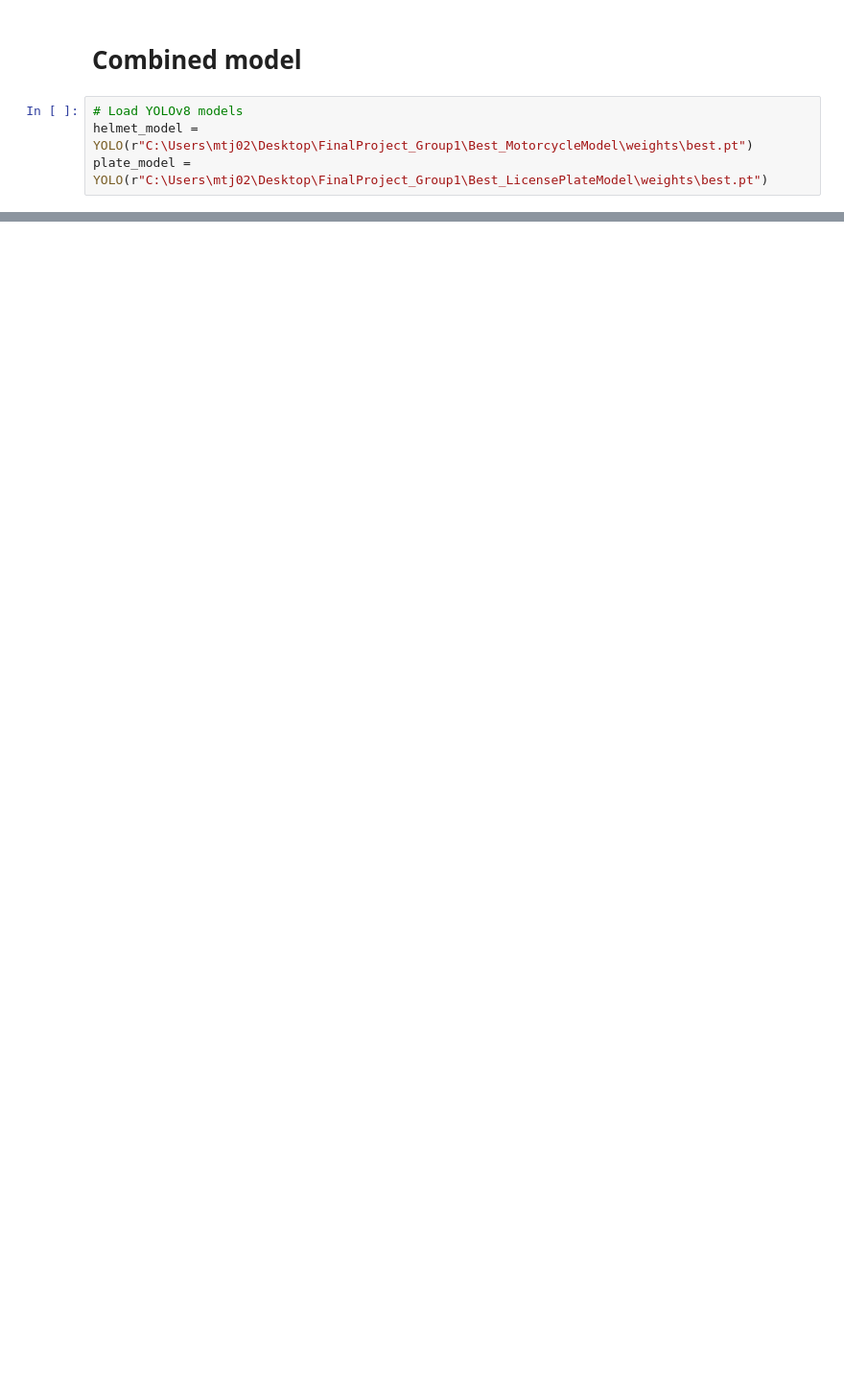
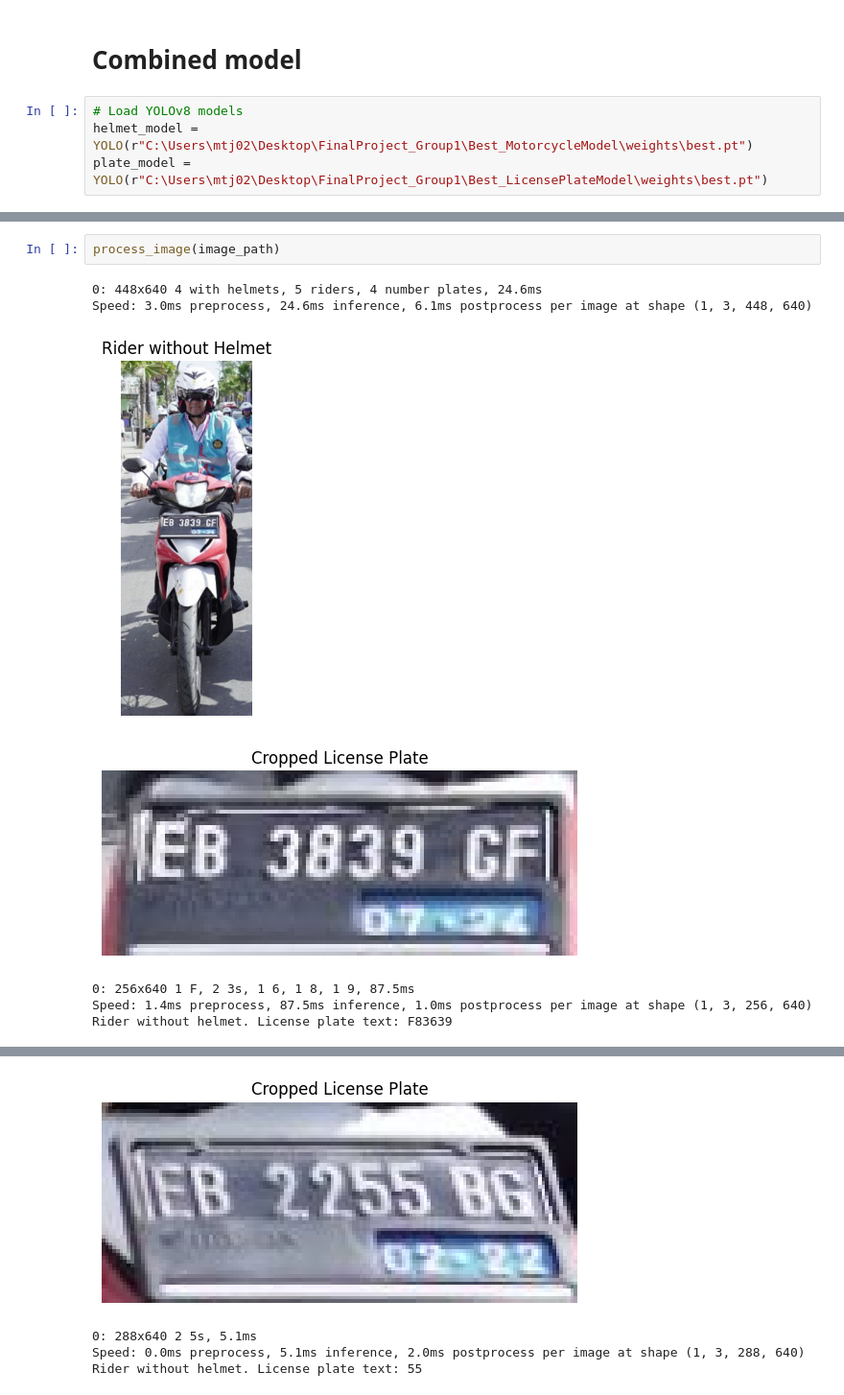
Before and after one commit to MichaelTj02/FinalProject_Group1, a Jupyter notebook: CombinedModel.ipynb, the cells around one changed output, grey strips where cells are left out. Shown at 96% size. Drawn from its saved outputs; the diff is of its cells as text; blank space fills up the shorter version.

```diff
--- a/CombinedModel.ipynb
+++ b/CombinedModel.ipynb
@@ -98,0 +139,10 @@ Rider without helmet. License plate text: T09ML0786
+# %%
+process_image(image_path)
+# %% [output]
+0: 448x640 4 with helmets, 5 riders, 4 number plates, 24.6ms
+Speed: 3.0ms preprocess, 24.6ms inference, 6.1ms postprocess per image at shape (1, 3, 448, 640)
+[figure, added]
+[figure, added]
+0: 256x640 1 F, 2 3s, 1 6, 1 8, 1 9, 87.5ms
+Speed: 1.4ms preprocess, 87.5ms inference, 1.0ms postprocess per image at shape (1, 3, 256, 640)
+Rider without helmet. License plate text: F83639
@@ -98,0 +150,4 @@ Rider without helmet. License plate text: T09ML0786
+[figure, added]
+0: 288x640 2 5s, 5.1ms
+Speed: 0.0ms preprocess, 5.1ms inference, 2.0ms postprocess per image at shape (1, 3, 288, 640)
+Rider without helmet. License plate text: 55
```
Also changed, not shown: parts of 15 cells of this notebook.
